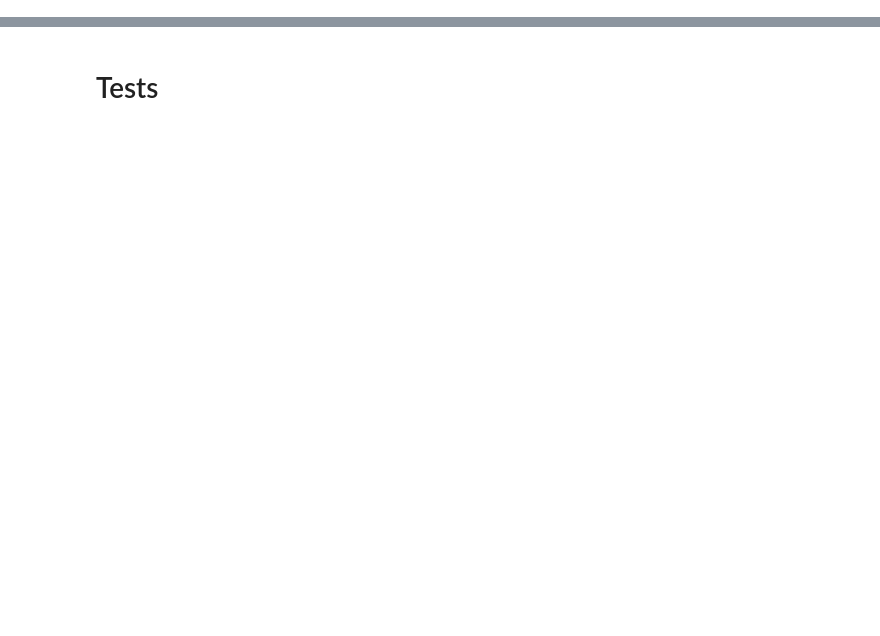
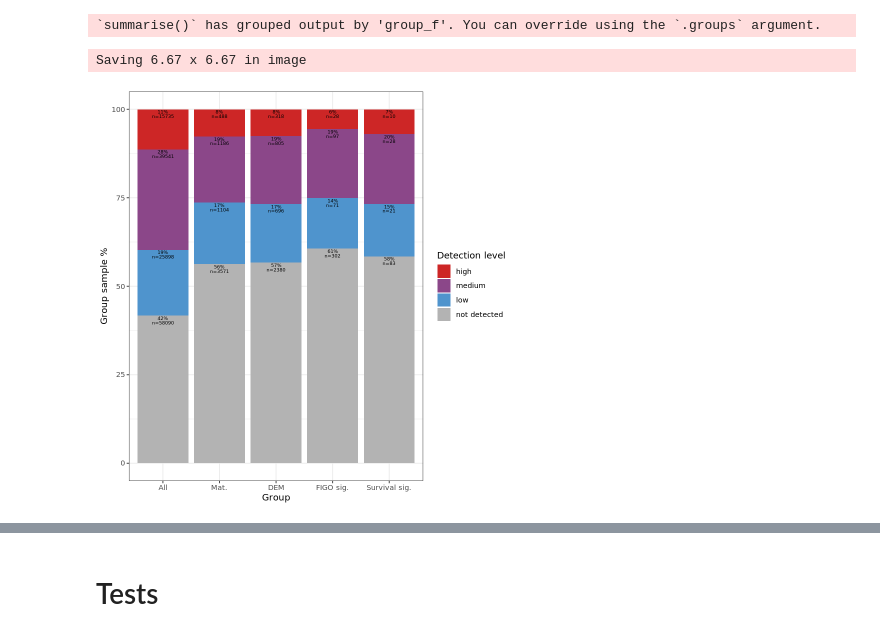
Before and after one commit to fogg-lab/characterizing-ecm-transcriptome-of-endometriosis, a Jupyter notebook: meta_analysis/protein_meta.ipynb, the cells around one changed output, grey strips where cells are left out. Saved outputs shown, nothing was run; the diff lists cells and outputs as text; code cells hidden in the pictures; blank space fills up the shorter version.

```diff
--- a/meta_analysis/protein_meta.ipynb
+++ b/meta_analysis/protein_meta.ipynb
@@ -120,8 +107,19 @@ A tibble: 6 × 2
 # %%
-mat_path_pivot_df <- mat_path_df %>%
-    pivot_longer(cols = c("mat", "de", "figo_sig", "survival_sig"), names_to = "group", values_to = "group_val")
-sig_mat_path_pivot_df <- mat_path_pivot_df %>%
+stat_df <- pathology_df %>%
+    mutate(
+        all = TRUE,
+        mat = geneID %in% matrisome_df$geneID,
+        de = geneID %in% demg_list,
+        figo_sig = geneID %in% figo_list,
+        survival_sig = geneID %in% survival_list,
+        detected_f = factor(ifelse(detected, "yes", "no"))
+    ) %>%
+    filter(geneID %in% high_count_genes)
+
+
+sig_pivot_stat_df <- stat_df %>%
+    pivot_longer(cols = c("all", "mat", "de", "figo_sig", "survival_sig"), names_to = "group", values_to = "group_val") %>%
     dplyr::filter(group_val == TRUE) %>%
     # All TRUE so don't need
     dplyr::select(-group_val) %>%
-    dplyr::mutate(group_f = factor(group, levels = c("mat", "de", "figo_sig", "survival_sig")))
+    dplyr::mutate(group_f = factor(group, levels = c("all", "mat", "de", "figo_sig", "survival_sig")))
@@ -127,0 +178,28 @@ sig_mat_path_pivot_df <- mat_path_pivot_df %>%
+# %%
+bp2_df <- sig_pivot_stat_df %>%
+    mutate(n_samp = not_detected + detected_count) %>%
+    select(geneID, group_f, high, medium, low, not_detected, n_samp) %>%
+    pivot_longer(cols = c("high", "medium", "low", "not_detected"), names_to = "detection_level", values_to = "detection_count") %>%
+    mutate(
+        detection_level = factor(detection_level, levels = c("high", "medium", "low", "not_detected"), labels = c("high", "medium", "low", "not detected")),
+        group_f = factor(group_f, labels = c("all" = "All", "mat" = "Mat.", "de" = "DEM", "figo_sig" = "FIGO sig.", "survival_sig" = "Survival sig."))
+    ) %>%
+    group_by(group_f, detection_level) %>%
+    summarize(level_count = sum(detection_count), n_genes = n(), n_samps = sum(n_samp), pct_samp = level_count / n_samps * 100)
+# bp2_df
+# %% [output]
+`summarise()` has grouped output by 'group_f'. You can override using the `.groups` argument.
+# %%
+color_vals = c("low" = "steelblue3", "medium" = "orchid4", "high" = "firebrick3", "not detected" = "gray70")
+
+ggplot(data = bp2_df, aes(x = group_f, y = pct_samp, group = detection_level)) +
+    geom_col(aes(fill = detection_level)) +
+    geom_text(aes(label = paste0(round(pct_samp), "%")), position = "stack", vjust = 1.25, size = 2) +
+    geom_text(aes(label = paste0("n=", level_count)), position = "stack", vjust = 2.5, size = 2) +
+    scale_fill_manual(values = color_vals) +
+    labs(x = "Group", y = "Group sample %", fill = "Detection level") +
+    theme_bw()
+ggsave(paste0(dirs$figures_dir, "/one_off/", unified_dsets[dset_idx], "_detection_level_bar_plot.png"))
+# %% [output]
+Saving 6.67 x 6.67 in image
+[figure, added]
```
Also changed, not shown: parts of 20 cells of this notebook, 1 other file.
